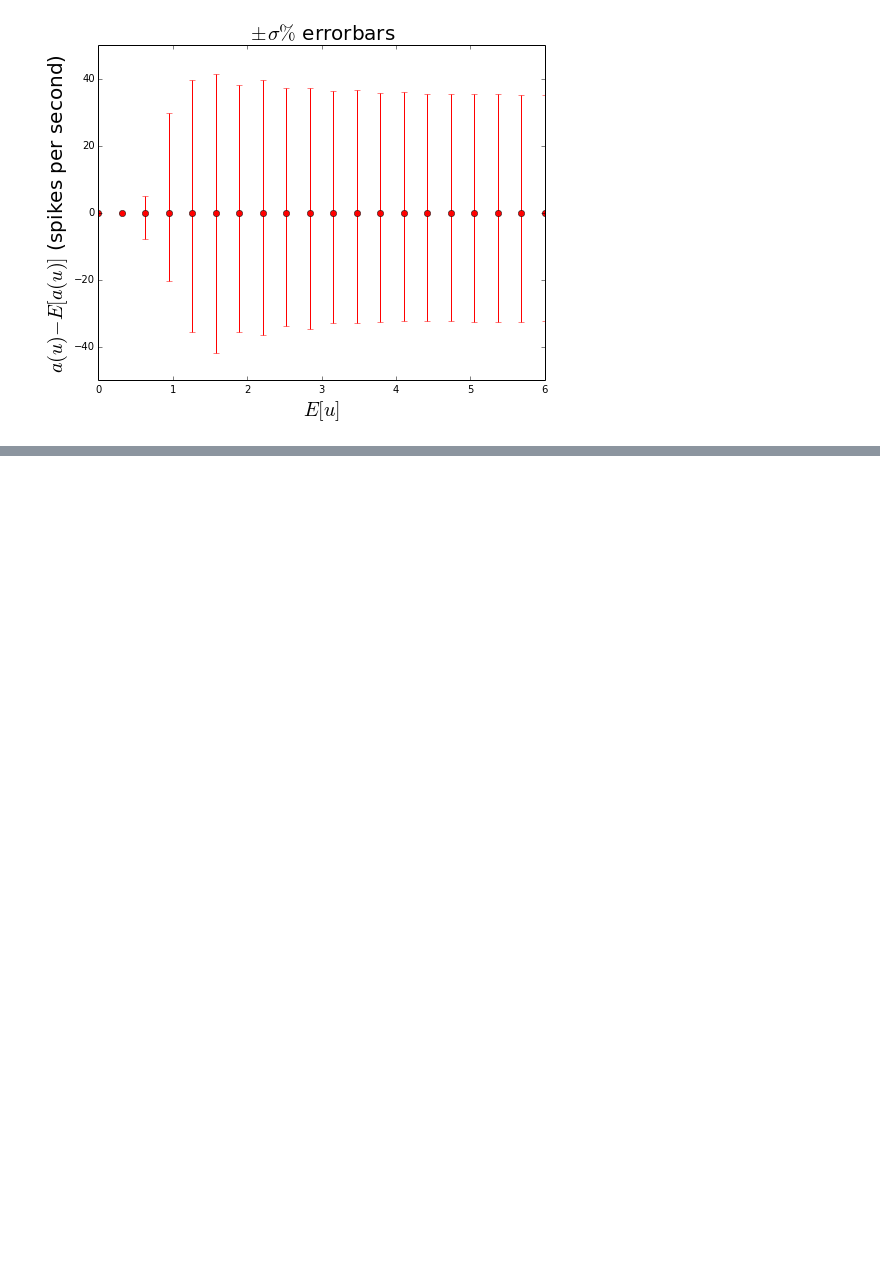
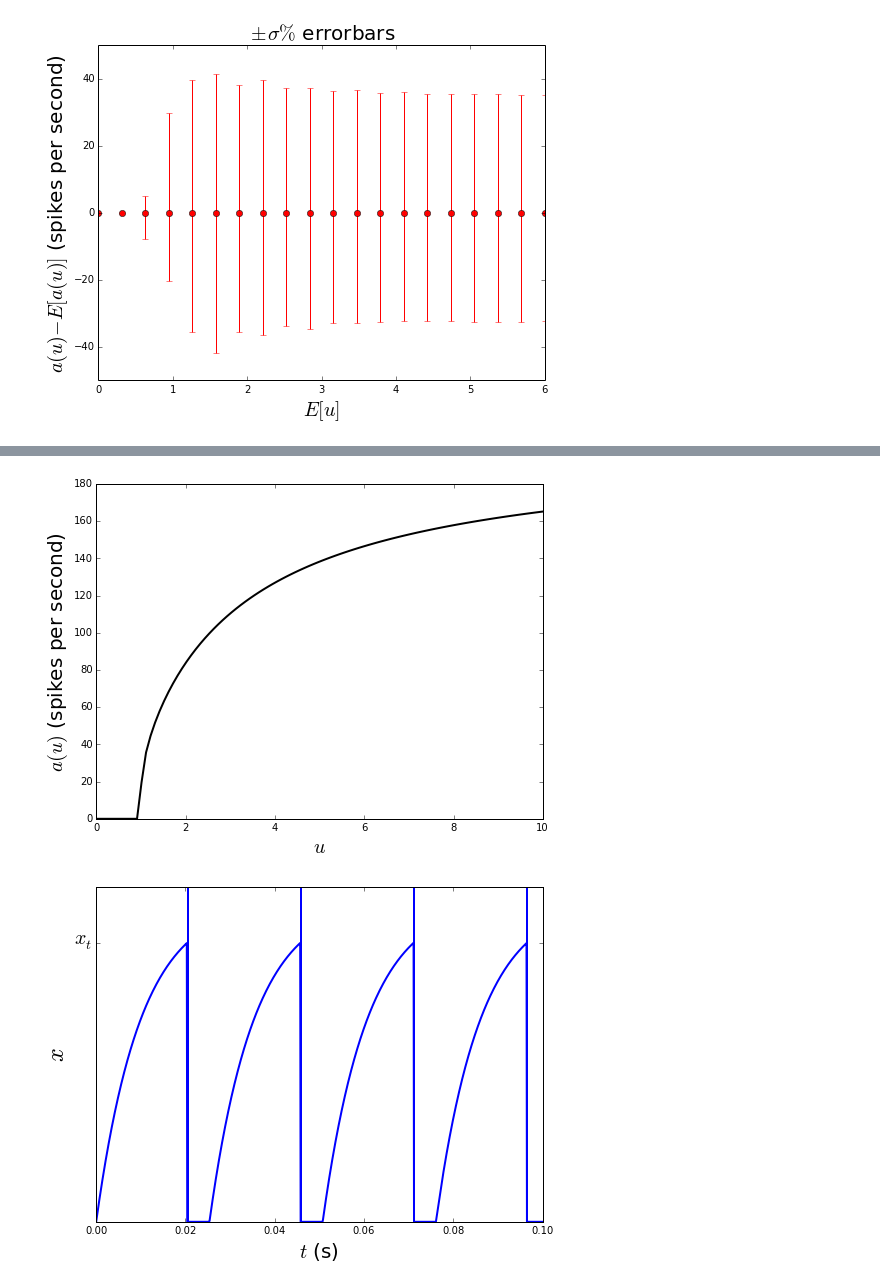
Before and after one commit to samfok/notebooks, a Jupyter notebook: neuron/LIF_statistics.ipynb, the cells around one changed output, grey strips where cells are left out. Drawn from its saved outputs; the diff is of its cells as text; code cells hidden in the pictures; blank space fills up the shorter version.

Commit message:
cleanup fe fi sweep plotting

```diff
--- a/neuron/LIF_statistics.ipynb
+++ b/neuron/LIF_statistics.ipynb
@@ -584,33 +562,36 @@ KeyboardInterrupt:
 # %%
 # create plots for soma
 T = .1
 dt = .0001
 tau_m = .01
 tref = .005
 xt = 1.
 
 # bigger fi curve
 u = np.linspace(0, 10, 100)
 fi = lif_fi(u, tau_m, tref, xt)
 plotp = {'color':'k','linewidth':2}
-plot_tuning_curve(u, fi, plotp=plotp, figsize=(8,6),
-                  xlabelp={'xlabel':r'$u$', 'fontsize':20},
-                  ylabelp={'ylabel':r'$a(u)$ (spikes per second)', 'fontsize':20},
+plot_tuning_curve(u, fi, plotp=plotp, figp={'figsize':(8,6)},
+                  xlabel=r'$u$',xlabelp={'fontsize':20},
+                  ylabel=r'$a(u)$ (spikes per second)', ylabelp={'fontsize':20},
                   fname=FIGDIR+'fi_big.png')
 
 # sample timeseries
 nsteps = int(np.ceil(T/dt))
 t = np.arange(nsteps)*dt
 u = np.zeros(nsteps)+1.15
-x, spk_times = run_lifsoma(dt, u, tau_m, tref, xt)
+x, spk_times = run_lifsoma(dt, u, tau_m, tref, xt, ret_state=True)
 
 plotp = {'color':'b','linewidth':2}
-fig, ax = plot_continuous(t, x, plotp=plotp, figsize=(8,6),
+fig, ax = plot_continuous(t, x, plotp=plotp, figp={'figsize':(8,6)},
                           yticks = [1],
-                          ylabelp={'ylabel':r'$x$', 'fontsize':24},
-                          xlabelp={'xlabel':r'$t$ (s)', 'fontsize':20})
+                          xlabel=r'$t$ (s)', xlabelp={'fontsize':20},
+                          ylabel=r'$x$', ylabelp={'fontsize':24})
 ax.set_yticklabels([r'$x_t$'])
 ax.tick_params('y', labelsize=20)
-markerline, stemlines, baseline = ax.stem(spk_times[0], np.zeros(spk_times[0].shape[0])+1.2, markerfmt='')
+markerline, stemlines, baseline = ax.stem(spk_times, np.zeros(spk_times.shape[0])+1.2, markerfmt='')
 setp(stemlines, 'linewidth', 2)
 fig.savefig(FIGDIR+'lif_timeseries.png')
+# %% [output]
+[figure, added]
+[figure, added]
```
Also changed, not shown: parts of 8 cells of this notebook.
